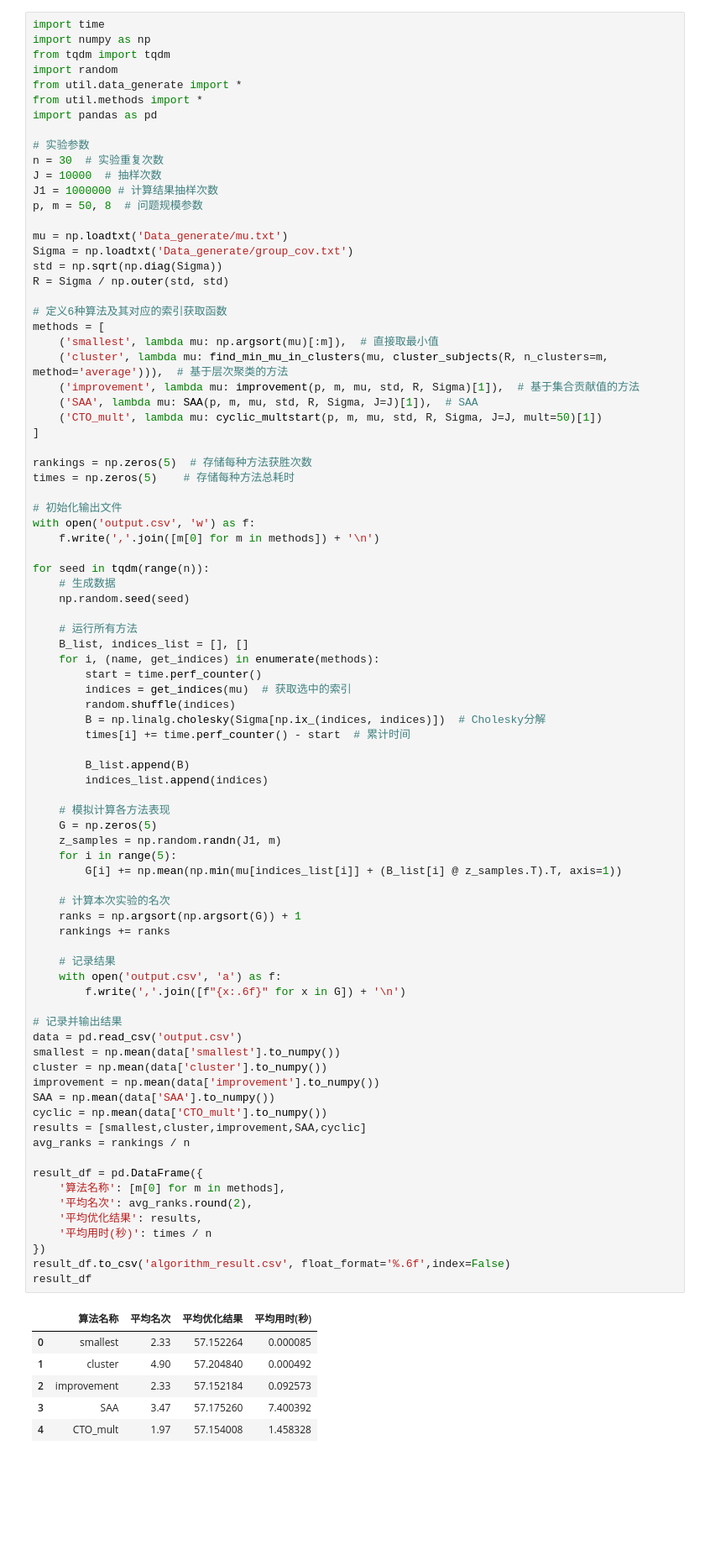
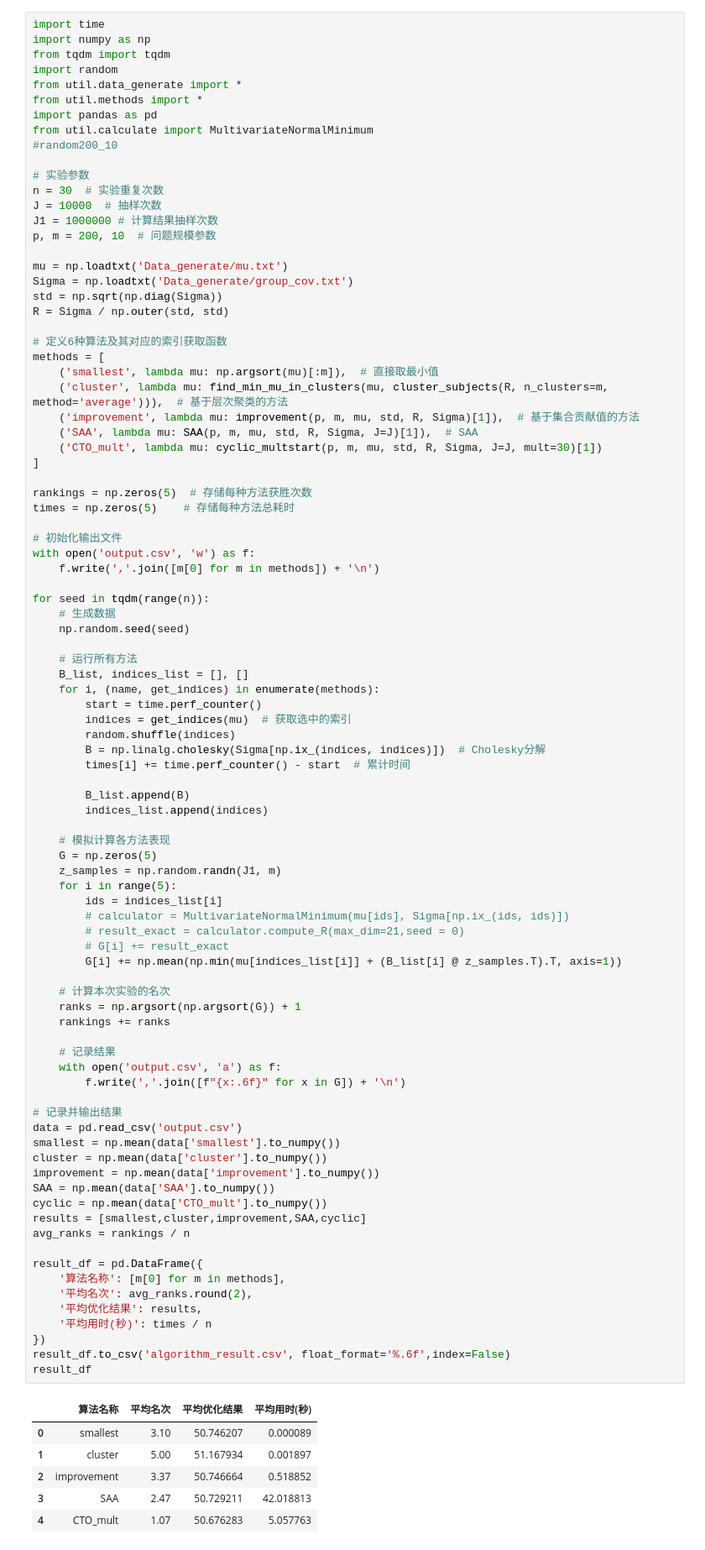
Before and after one commit to Silver439/Pilot, a Jupyter notebook: mult_SAA.ipynb, the cells around one changed output. Shown at 84% size. Drawn from its saved outputs; the diff is of its cells as text; blank space fills up the shorter version.

```diff
--- a/mult_SAA.ipynb
+++ b/mult_SAA.ipynb
@@ -6,12 +6,14 @@ import random
 from util.data_generate import *
 from util.methods import *
 import pandas as pd
+from util.calculate import MultivariateNormalMinimum
+#random200_10
 
 # 实验参数
 n = 30  # 实验重复次数
 J = 10000  # 抽样次数
 J1 = 1000000 # 计算结果抽样次数
-p, m = 50, 8  # 问题规模参数
+p, m = 200, 10  # 问题规模参数
 
 mu = np.loadtxt('Data_generate/mu.txt')
 Sigma = np.loadtxt('Data_generate/group_cov.txt')
@@ -24,7 +26,7 @@ methods = [
     ('cluster', lambda mu: find_min_mu_in_clusters(mu, cluster_subjects(R, n_clusters=m, method='average'))),  # 基于层次聚类的方法
     ('improvement', lambda mu: improvement(p, m, mu, std, R, Sigma)[1]),  # 基于集合贡献值的方法
     ('SAA', lambda mu: SAA(p, m, mu, std, R, Sigma, J=J)[1]),  # SAA
-    ('CTO_mult', lambda mu: cyclic_multstart(p, m, mu, std, R, Sigma, J=J, mult=50)[1])
+    ('CTO_mult', lambda mu: cyclic_multstart(p, m, mu, std, R, Sigma, J=J, mult=30)[1])
 ]
 
 rankings = np.zeros(5)  # 存储每种方法获胜次数
@@ -54,41 +56,45 @@ for seed in tqdm(range(n)):
     G = np.zeros(5)
     z_samples = np.random.randn(J1, m)
     for i in range(5):
+        ids = indices_list[i]
+        # calculator = MultivariateNormalMinimum(mu[ids], Sigma[np.ix_(ids, ids)])
+        # result_exact = calculator.compute_R(max_dim=21,seed = 0)
+        # G[i] += result_exact
         G[i] += np.mean(np.min(mu[indices_list[i]] + (B_list[i] @ z_samples.T).T, axis=1))
 
     # 计算本次实验的名次
     ranks = np.argsort(np.argsort(G)) + 1
     rankings += ranks
 
     # 记录结果
     with open('output.csv', 'a') as f:
         f.write(','.join([f"{x:.6f}" for x in G]) + '\n')
 
 # 记录并输出结果
 data = pd.read_csv('output.csv')
 smallest = np.mean(data['smallest'].to_numpy())
 cluster = np.mean(data['cluster'].to_numpy())
 improvement = np.mean(data['improvement'].to_numpy())
 SAA = np.mean(data['SAA'].to_numpy())
 cyclic = np.mean(data['CTO_mult'].to_numpy())
 results = [smallest,cluster,improvement,SAA,cyclic]
 avg_ranks = rankings / n
 
 result_df = pd.DataFrame({
     '算法名称': [m[0] for m in methods],
     '平均名次': avg_ranks.round(2),
     '平均优化结果': results,
     '平均用时(秒)': times / n
 })
 result_df.to_csv('algorithm_result.csv', float_format='%.6f',index=False)
 result_df
 # %% [output]
 |  | 算法名称 | 平均名次 | 平均优化结果 | 平均用时(秒) |
-| 0 | smallest | 2.33 | 57.152264 | 0.000085 |
-| 1 | cluster | 4.90 | 57.204840 | 0.000492 |
-| 2 | improvement | 2.33 | 57.152184 | 0.092573 |
-| 3 | SAA | 3.47 | 57.175260 | 7.400392 |
-| 4 | CTO_mult | 1.97 | 57.154008 | 1.458328 |
+| 0 | smallest | 3.10 | 50.746207 | 0.000089 |
+| 1 | cluster | 5.00 | 51.167934 | 0.001897 |
+| 2 | improvement | 3.37 | 50.746664 | 0.518852 |
+| 3 | SAA | 2.47 | 50.729211 | 42.018813 |
+| 4 | CTO_mult | 1.07 | 50.676283 | 5.057763 |
 # %%
 import numpy as np
 from tqdm import tqdm
```
Also changed, not shown: 20 other files.
